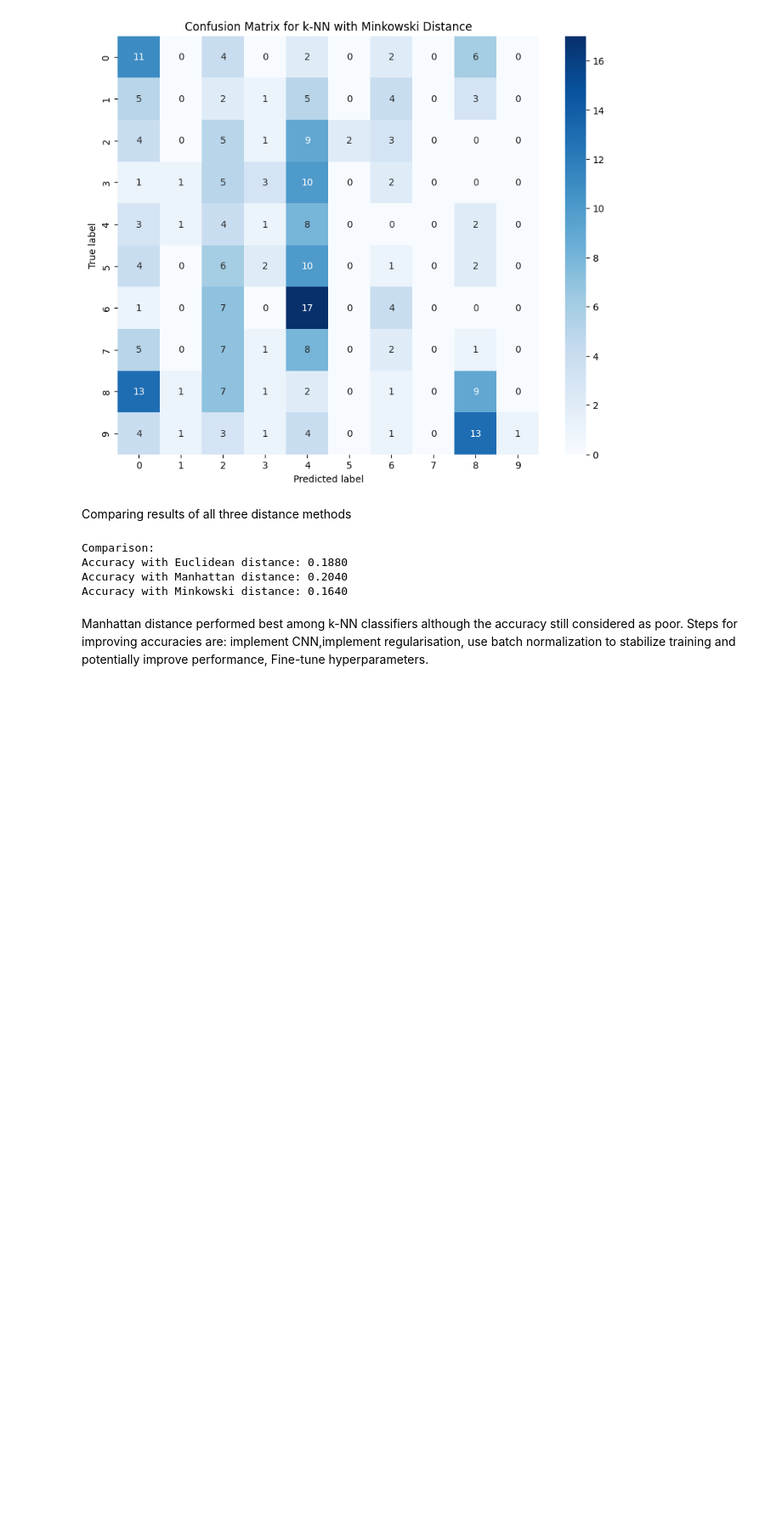
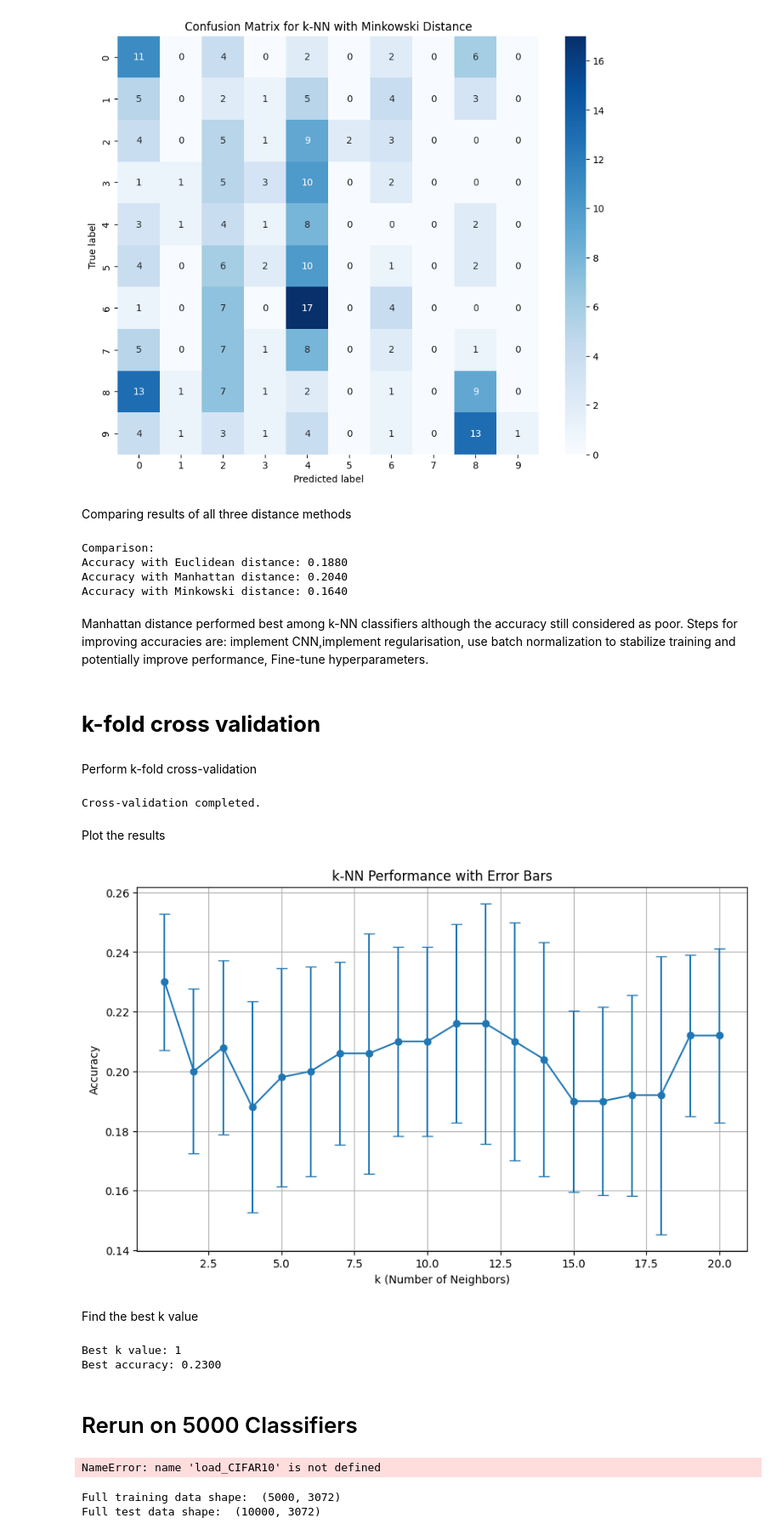
Before and after one commit to Computer-Vision-Group-F/Assignment1, a Jupyter notebook: knn.ipynb, the cells around one changed output. Shown at 85% size. Drawn from its saved outputs; the diff is of its cells as text; code cells hidden in the pictures; blank space fills up the shorter version.

```diff
--- a/knn.ipynb
+++ b/knn.ipynb
@@ -298,3 +298,68 @@ Manhattan distance performed best among k-NN classifiers although the accuracy s
 Steps for improving accuracies are:
 implement CNN,implement regularisation, use batch normalization to stabilize training and potentially improve performance,
 Fine-tune hyperparameters.
+# %% [markdown]
+# **k-fold cross validation**
+# %%
+from sklearn.model_selection import KFold
+from tqdm import tqdm
+
+# Define the range of k values to test
+k_values = range(1, 21)
+
+# Initialize lists to store results
+mean_scores = []
+std_scores = []
+# %% [markdown]
+Perform k-fold cross-validation
+# %%
+kf = KFold(n_splits=5, shuffle=True, random_state=42)
+
+for k in tqdm(k_values):
+    knn = KNeighborsClassifier(n_neighbors=k)
+    scores = []
+
+    for train_index, val_index in kf.split(X_train):
+        X_train_fold, X_val_fold = X_train[train_index], X_train[val_index]
+        y_train_fold, y_val_fold = y_train[train_index], y_train[val_index]
+
+        knn.fit(X_train_fold, y_train_fold)
+        y_pred = knn.predict(X_val_fold)
+        scores.append(accuracy_score(y_val_fold, y_pred))
+
+    mean_scores.append(np.mean(scores))
+    std_scores.append(np.std(scores))
+
+print("Cross-validation completed.")
+# %% [output]
+Cross-validation completed.
+# %% [markdown]
+Plot the results
+# %%
+plt.figure(figsize=(10, 6))
+plt.errorbar(k_values, mean_scores, yerr=std_scores, fmt='-o', capsize=5)
+plt.xlabel('k (Number of Neighbors)')
+plt.ylabel('Accuracy')
+plt.title('k-NN Performance with Error Bars')
+plt.grid(True)
+
+plt.show()
+# %% [output]
+[figure, added]
+# %% [markdown]
+Find the best k value
+# %%
+best_k = k_values[np.argmax(mean_scores)]
+best_accuracy = np.max(mean_scores)
+
+print(f"Best k value: {best_k}")
+print(f"Best accuracy: {best_accuracy:.4f}")
+# %% [output]
+Best k value: 1
+Best accuracy: 0.2300
+# %% [markdown]
+# Rerun on 5000 Classifiers
+# %%
+X_train_full, y_train_full, X_test_full, y_test_full = load_CIFAR10(cifar10_dir)
+# %% [output]
+NameError: name 'load_CIFAR10' is not defined
@@ -300,0 +372,10 @@ Fine-tune hyperparameters.
+# %%
+# Reshape the full training and testing datasets into rows
+X_train_full = np.reshape(X_train_full, (X_train_full.shape[0], -1))
+X_test_full = np.reshape(X_test_full, (X_test_full.shape[0], -1))
+
+print('Full training data shape: ', X_train_full.shape)
+print('Full test data shape: ', X_test_full.shape)
+# %% [output]
+Full training data shape:  (5000, 3072)
+Full test data shape:  (10000, 3072)
```
Also changed, not shown: parts of 16 cells of this notebook.
